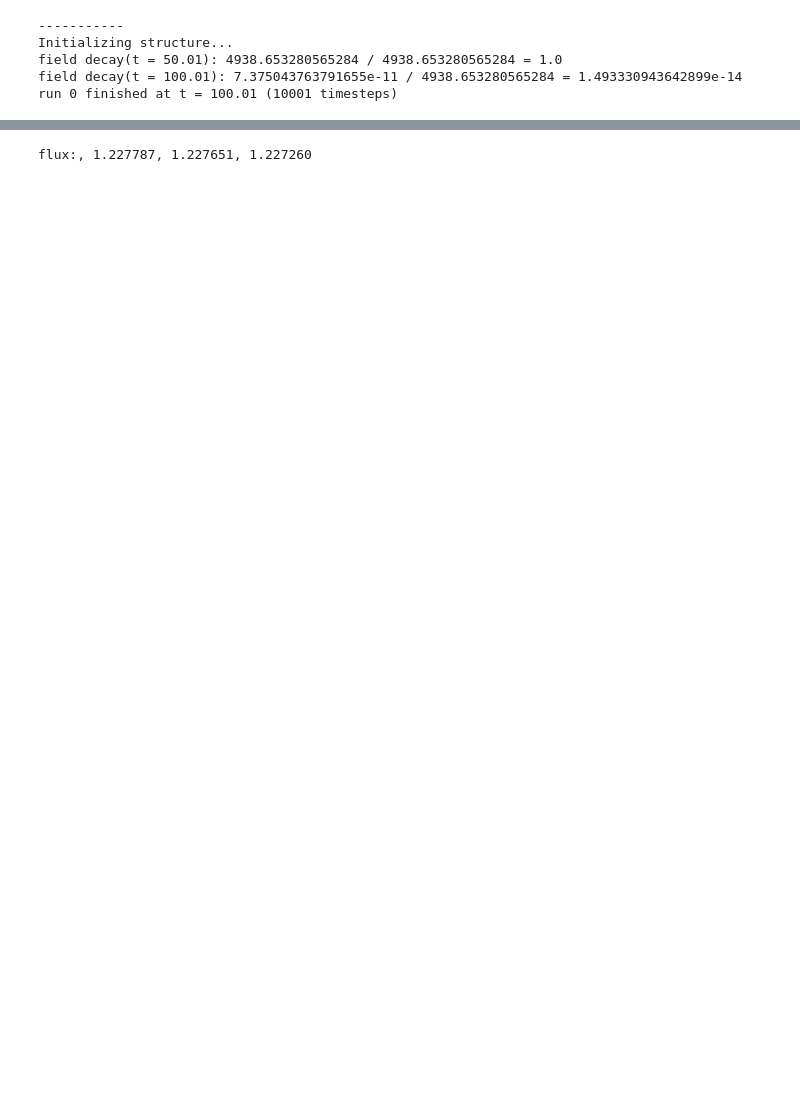
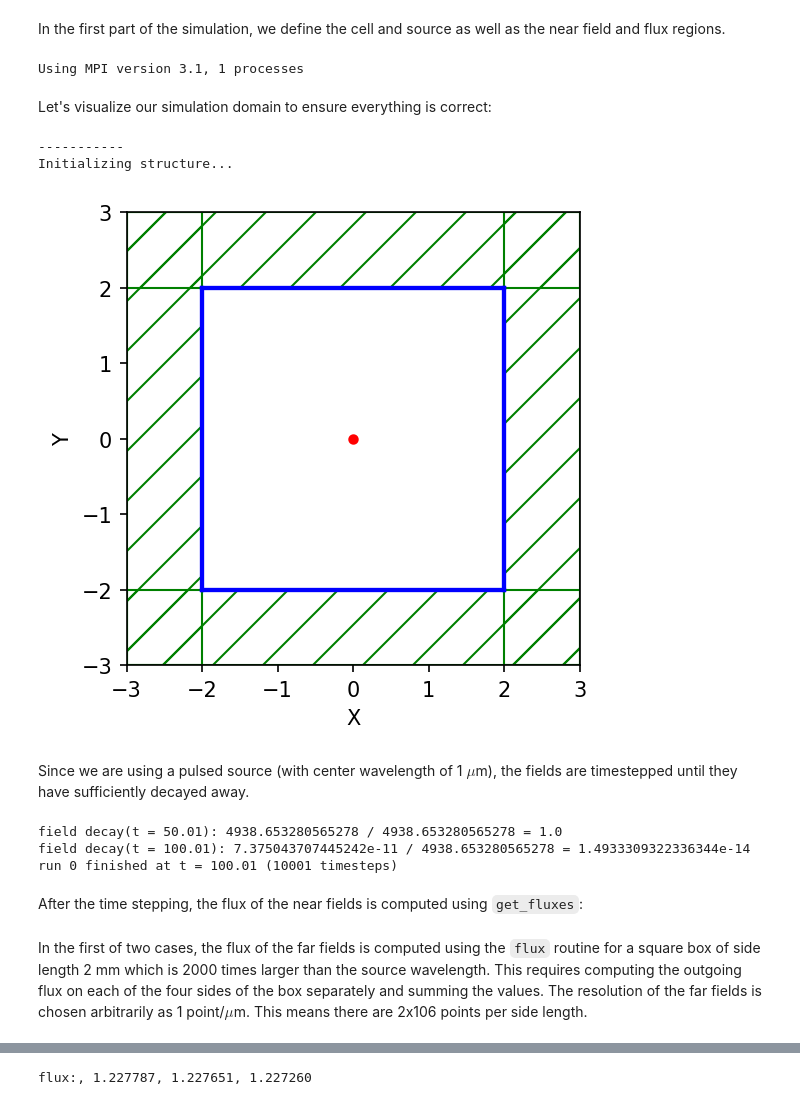
Before and after one commit to NanoComp/meep, a Jupyter notebook: python/examples/antenna-radiation.ipynb, the cells around one changed output, grey strips where cells are left out. Drawn from its saved outputs; the diff is of its cells as text; code cells hidden in the pictures; blank space fills up the shorter version.

```diff
--- a/python/examples/antenna-radiation.ipynb
+++ b/python/examples/antenna-radiation.ipynb
@@ -1,6 +9,6 @@
+# %% [markdown]
+In the first part of the simulation, we define the cell and source as well as the near field and flux regions.
 # %%
-# -*- coding: utf-8 -*-
-
 import meep as mp
 import math
 import numpy as np
@@ -48,11 +56,25 @@ flux_box = sim.add_flux(fcen, 0, 1,
                         mp.FluxRegion(mp.Vector3(y=-0.5*sxy), size=mp.Vector3(sxy), weight=-1),
                         mp.FluxRegion(mp.Vector3(0.5*sxy), size=mp.Vector3(y=sxy)),
                         mp.FluxRegion(mp.Vector3(-0.5*sxy), size=mp.Vector3(y=sxy), weight=-1))
-
-sim.run(until_after_sources=mp.stop_when_fields_decayed(50, src_cmpt, mp.Vector3(), 1e-8))
 # %% [output]
------------
-Initializing structure...
-field decay(t = 50.01): 4938.653280565284 / 4938.653280565284 = 1.0
-field decay(t = 100.01): 7.375043763791655e-11 / 4938.653280565284 = 1.493330943642899e-14
-run 0 finished at t = 100.01 (10001 timesteps)
+Using MPI version 3.1, 1 processes
+# %% [markdown]
+Let's visualize our simulation domain to ensure everything is correct:
+# %%
+f = plt.figure(dpi=150)
+sim.plot2D(ax=f.gca())
+plt.show()
+# %% [output]
+-----------
+Initializing structure...
+[figure, added]
+# %% [markdown]
+Since we are using a pulsed source (with center wavelength of 1 $\mu$m), the fields are timestepped until they have sufficiently decayed away.
+# %%
+sim.run(until_after_sources=mp.stop_when_fields_decayed(50, src_cmpt, mp.Vector3(), 1e-8))
+# %% [output]
+field decay(t = 50.01): 4938.653280565278 / 4938.653280565278 = 1.0
+field decay(t = 100.01): 7.375043707445242e-11 / 4938.653280565278 = 1.4933309322336344e-14
+run 0 finished at t = 100.01 (10001 timesteps)
+# %% [markdown]
+After the time stepping, the flux of the near fields is computed using `get_fluxes`:
@@ -58,0 +83,2 @@ run 0 finished at t = 100.01 (10001 timesteps)
+# %% [markdown]
+In the first of two cases, the flux of the far fields is computed using the `flux` routine for a square box of side length 2 mm which is 2000 times larger than the source wavelength. This requires computing the outgoing flux on each of the four sides of the box separately and summing the values. The resolution of the far fields is chosen arbitrarily as 1 point/$\mu$m. This means there are 2x106 points per side length.
```
Also changed, not shown: parts of 8 cells of this notebook, 12 other files.
